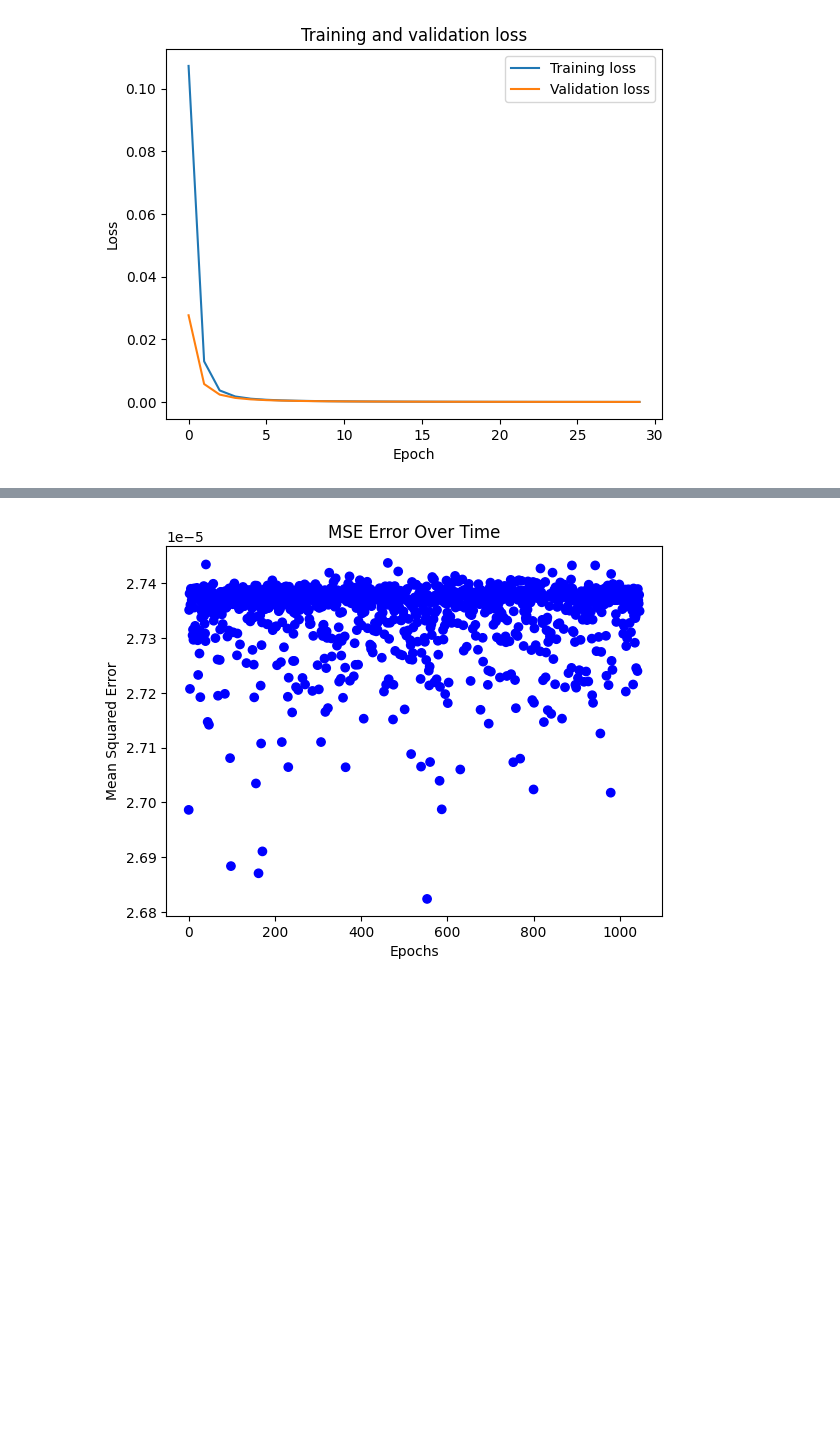
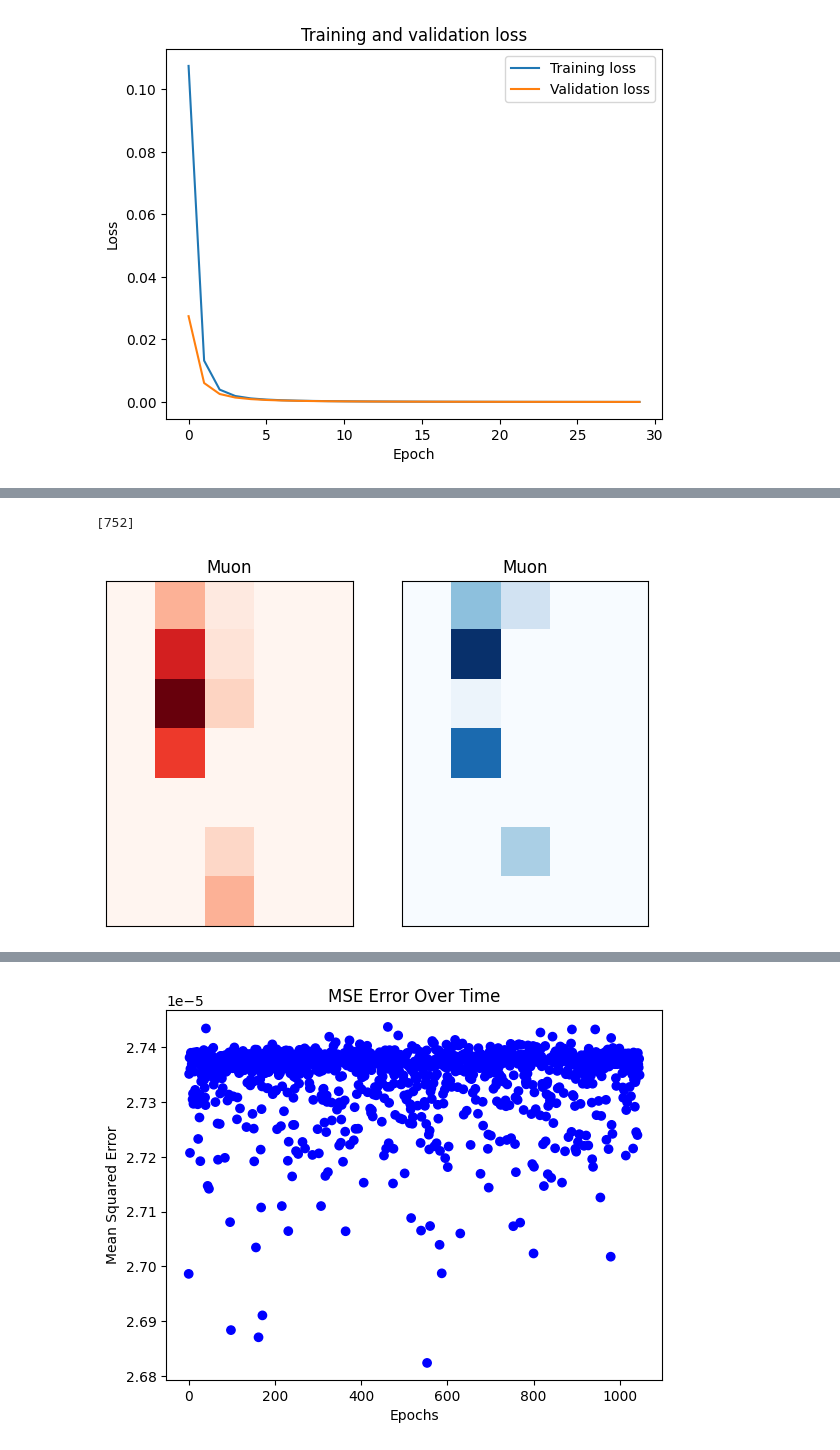
Before and after one commit to dhebel/babycal, a Jupyter notebook: src/main.ipynb, the cells around one changed output, grey strips where cells are left out. Cells and saved outputs as stored; diff of their text form; code cells hidden in the pictures; blank space fills up the shorter version.

```diff
--- a/src/main.ipynb
+++ b/src/main.ipynb
@@ -1124,0 +1171,28 @@ ValueError: x and y must be the same size
+# %%
+# Plotting a muon event and its reconstruction
+# We will plot a muon event from the training set and its reconstruction from the autoencoder.
+
+random_events = np.random.randint(0, X_test.shape[0], 1)
+print(random_events)
+
+for i in random_events:
+        plt.figure(figsize=(7,7))
+        plt.subplot(1,2,1)
+
+        # Event
+        plt.imshow(X_test[i,:,:,0], cmap='Reds')
+        plt.title('Muon' if y_test[i][0] == 1 else 'Antimuon')
+        plt.xticks([])
+        plt.yticks([])
+        plt.subplot(1,2,2, sharex=plt.gca(), sharey=plt.gca())
+        plt.imshow(X_test[i,:,:,1], cmap='Blues')
+        plt.title('Muon' if y_test[i][0] == 1 else 'Antimuon')
+
+        # Show tick labels on both sides
+        plt.tick_params('x', labelbottom=True, labeltop=True)
+        plt.tick_params('y', labelleft=True, labelright=True)
+
+plt.show()
+# %% [output]
+[752]
+[figure, added]
```
Also changed, not shown: parts of 16 cells of this notebook, 2 other files.
